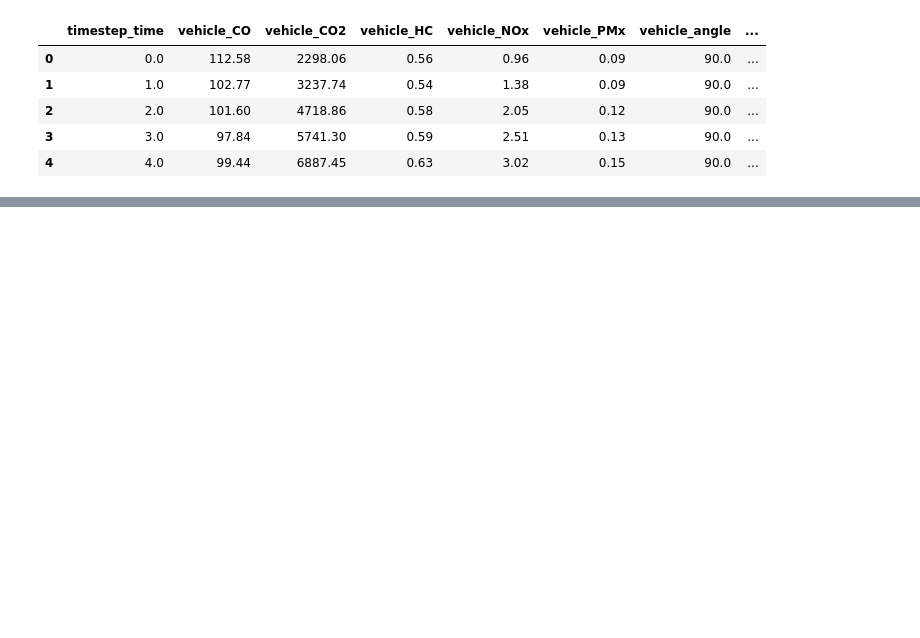
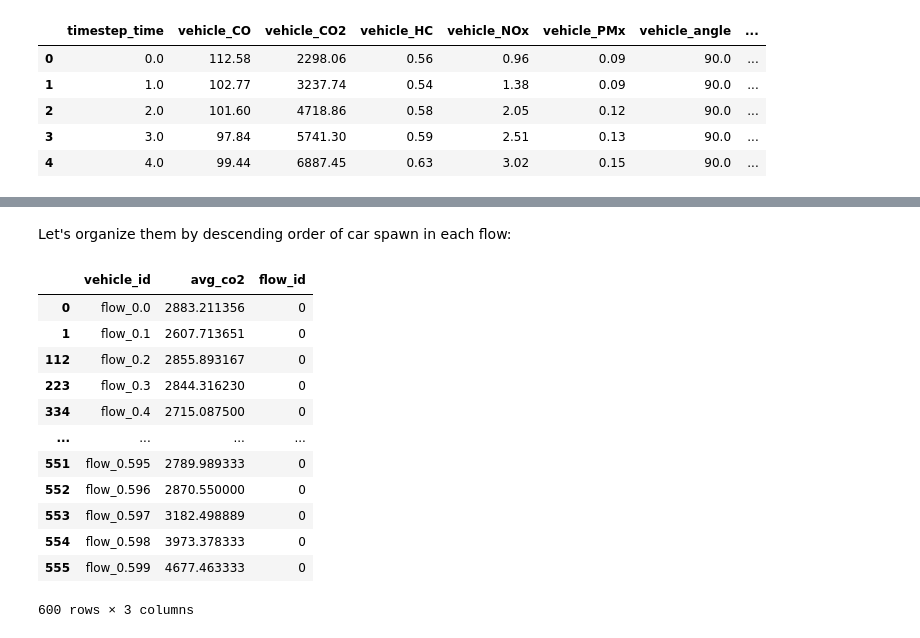
Before and after one commit to Maguids/TrafficCongestionPoliciesEffect-SimulationAndModelling, a Jupyter notebook: Working_manhattan/cleanup/preprocess.ipynb, the cells around one changed output, grey strips where cells are left out. Saved outputs shown, nothing was run; the diff lists cells and outputs as text; code cells hidden in the pictures; blank space fills up the shorter version.

```diff
--- a/Working_manhattan/cleanup/preprocess.ipynb
+++ b/Working_manhattan/cleanup/preprocess.ipynb
@@ -67,0 +80,28 @@ avg_df.head(20)
+# %% [markdown]
+Let's organize them by descending order of car spawn in each flow:
+# %%
+def orderSpawn(df):
+    # Extract flow number and car number
+    df["flow_id"] = df["vehicle_id"].str.extract(r"flow_(\d+)\.\d+").astype(int)
+    df["car_num"] = df["vehicle_id"].str.split(".", n=1).str[1].astype(int)
+
+    # Sort by flow_id first, then by car_num
+    df = df.sort_values(by=["flow_id", "car_num"], ascending=[True, True]).drop(columns=["car_num"])
+
+    return df
+# %%
+orderSpawn(avg_df_emissions)
+# %% [output]
+|  | vehicle_id | avg_co2 | flow_id |
+| 0 | flow_0.0 | 2883.211356 | 0 |
+| 1 | flow_0.1 | 2607.713651 | 0 |
+| 112 | flow_0.2 | 2855.893167 | 0 |
+| 223 | flow_0.3 | 2844.316230 | 0 |
+| 334 | flow_0.4 | 2715.087500 | 0 |
+| ... | ... | ... | ... |
+| 551 | flow_0.595 | 2789.989333 | 0 |
+| 552 | flow_0.596 | 2870.550000 | 0 |
+| 553 | flow_0.597 | 3182.498889 | 0 |
+| 554 | flow_0.598 | 3973.378333 | 0 |
+| 555 | flow_0.599 | 4677.463333 | 0 |
+600 rows × 3 columns
```
Also changed, not shown: parts of 10 cells of this notebook, 11 other files.
